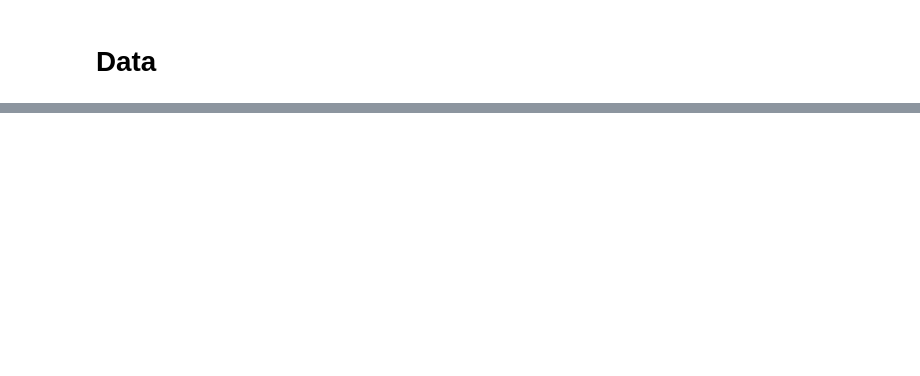
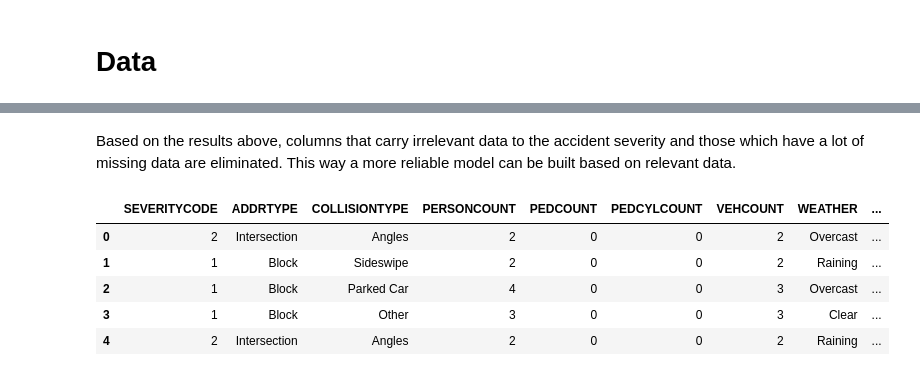
Before and after one commit to atena-data/CarAccidentPrediction_ML, a Jupyter notebook: Accident Prediction.ipynb, the cells around one changed output, grey strips where cells are left out. Saved outputs shown, nothing was run; the diff lists cells and outputs as text; code cells hidden in the pictures; blank space fills up the shorter version.

```diff
--- a/Accident Prediction.ipynb
+++ b/Accident Prediction.ipynb
@@ -19,0 +114,2 @@ Hello Capstone Project Course!
+# %% [markdown]
+Based on the results above, columns that carry irrelevant data to the accident severity and those which have a lot of missing data are eliminated. This way a more reliable model can be built based on relevant data.
@@ -19,0 +120,10 @@ Hello Capstone Project Course!
+# %%
+# dataframe after filtering unnecessary columns.
+df_col.head()
+# %% [output]
+|  | SEVERITYCODE | ADDRTYPE | COLLISIONTYPE | PERSONCOUNT | PEDCOUNT | PEDCYLCOUNT | VEHCOUNT | WEATHER | ... |
+| 0 | 2 | Intersection | Angles | 2 | 0 | 0 | 2 | Overcast | ... |
+| 1 | 1 | Block | Sideswipe | 2 | 0 | 0 | 2 | Raining | ... |
+| 2 | 1 | Block | Parked Car | 4 | 0 | 0 | 3 | Overcast | ... |
+| 3 | 1 | Block | Other | 3 | 0 | 0 | 3 | Clear | ... |
+| 4 | 2 | Intersection | Angles | 2 | 0 | 0 | 2 | Raining | ... |
```
Also changed, not shown: parts of 73 cells of this notebook.
